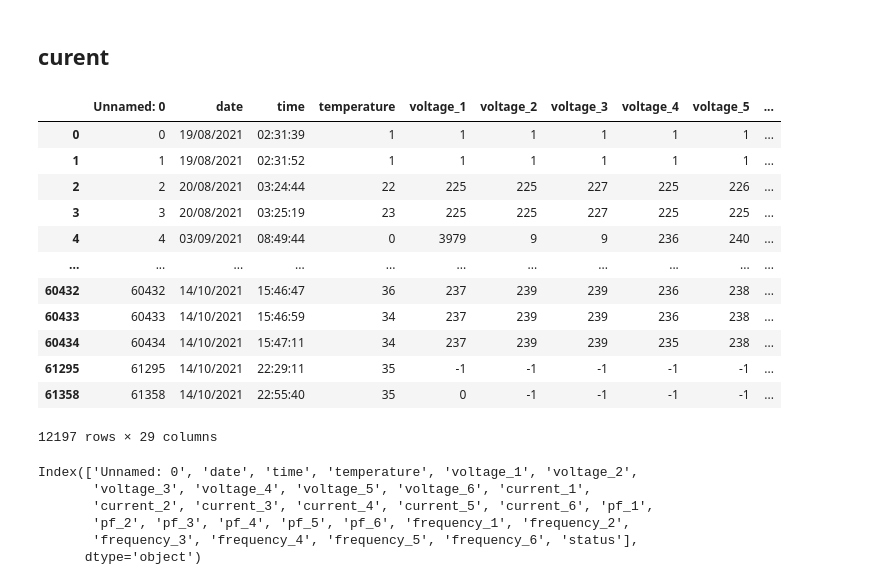
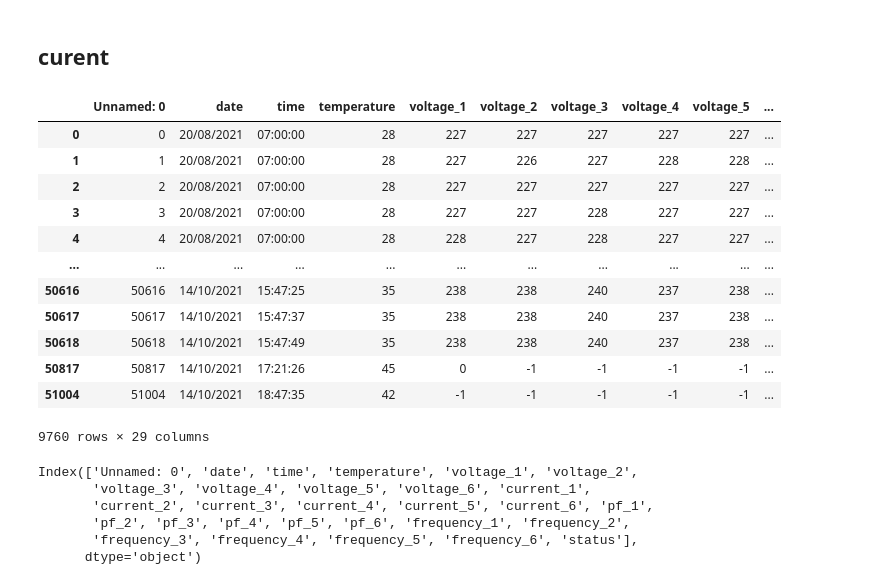
Before and after one commit to kimlolipop/stat-predictive, a Jupyter notebook: quatile.ipynb, the cells around one changed output. Drawn from its saved outputs; the diff is of its cells as text; code cells hidden in the pictures.

```diff
--- a/quatile.ipynb
+++ b/quatile.ipynb
@@ -141,24 +141,24 @@ Warning: 234.0,241.0
 # %%
 import pandas as pd
 # %%
-df = pd.read_csv('data/20-10-21/R1L1-J2-data.csv')
+df = pd.read_csv('data/20-10-21/R1L1-J3-data.csv')
 df = df[df['status'] == 'normal']
 # df = df[(df['date'] == '05/09/2021') | (df['date'] == '06/09/2021')]
 df
 # %% [output]
 |  | Unnamed: 0 | date | time | temperature | voltage_1 | voltage_2 | voltage_3 | voltage_4 | voltage_5 | ... |
-| 0 | 0 | 19/08/2021 | 02:31:39 | 1 | 1 | 1 | 1 | 1 | 1 | ... |
-| 1 | 1 | 19/08/2021 | 02:31:52 | 1 | 1 | 1 | 1 | 1 | 1 | ... |
-| 2 | 2 | 20/08/2021 | 03:24:44 | 22 | 225 | 225 | 227 | 225 | 226 | ... |
-| 3 | 3 | 20/08/2021 | 03:25:19 | 23 | 225 | 225 | 227 | 225 | 225 | ... |
-| 4 | 4 | 03/09/2021 | 08:49:44 | 0 | 3979 | 9 | 9 | 236 | 240 | ... |
+| 0 | 0 | 20/08/2021 | 07:00:00 | 28 | 227 | 227 | 227 | 227 | 227 | ... |
+| 1 | 1 | 20/08/2021 | 07:00:00 | 28 | 227 | 226 | 227 | 228 | 228 | ... |
+| 2 | 2 | 20/08/2021 | 07:00:00 | 28 | 227 | 227 | 227 | 227 | 227 | ... |
+| 3 | 3 | 20/08/2021 | 07:00:00 | 28 | 227 | 227 | 228 | 227 | 227 | ... |
+| 4 | 4 | 20/08/2021 | 07:00:00 | 28 | 228 | 227 | 228 | 227 | 227 | ... |
 | ... | ... | ... | ... | ... | ... | ... | ... | ... | ... | ... |
-| 60432 | 60432 | 14/10/2021 | 15:46:47 | 36 | 237 | 239 | 239 | 236 | 238 | ... |
-| 60433 | 60433 | 14/10/2021 | 15:46:59 | 34 | 237 | 239 | 239 | 236 | 238 | ... |
-| 60434 | 60434 | 14/10/2021 | 15:47:11 | 34 | 237 | 239 | 239 | 235 | 238 | ... |
-| 61295 | 61295 | 14/10/2021 | 22:29:11 | 35 | -1 | -1 | -1 | -1 | -1 | ... |
-| 61358 | 61358 | 14/10/2021 | 22:55:40 | 35 | 0 | -1 | -1 | -1 | -1 | ... |
+| 50616 | 50616 | 14/10/2021 | 15:47:25 | 35 | 238 | 238 | 240 | 237 | 238 | ... |
+| 50617 | 50617 | 14/10/2021 | 15:47:37 | 35 | 238 | 238 | 240 | 237 | 238 | ... |
+| 50618 | 50618 | 14/10/2021 | 15:47:49 | 35 | 238 | 238 | 240 | 237 | 238 | ... |
+| 50817 | 50817 | 14/10/2021 | 17:21:26 | 45 | 0 | -1 | -1 | -1 | -1 | ... |
+| 51004 | 51004 | 14/10/2021 | 18:47:35 | 42 | -1 | -1 | -1 | -1 | -1 | ... |
-12197 rows × 29 columns
+9760 rows × 29 columns
 # %%
 df.columns
 # %% [output]
```
Also changed, not shown: parts of 5 cells of this notebook, 1 other file.
